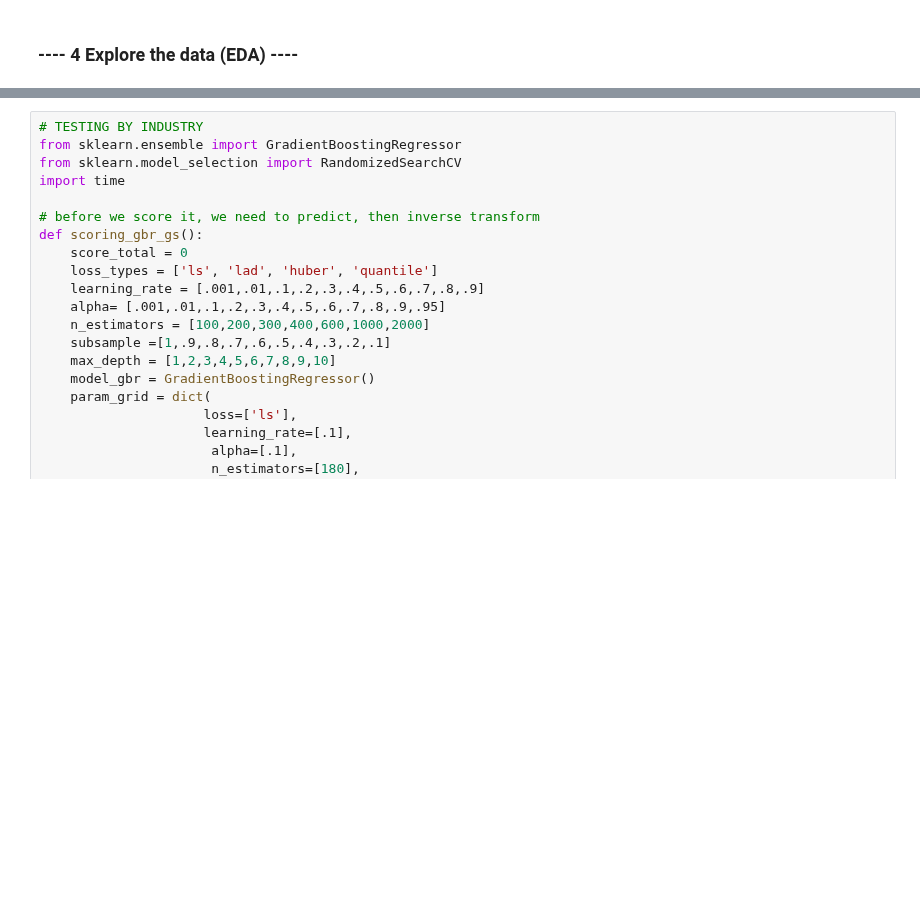
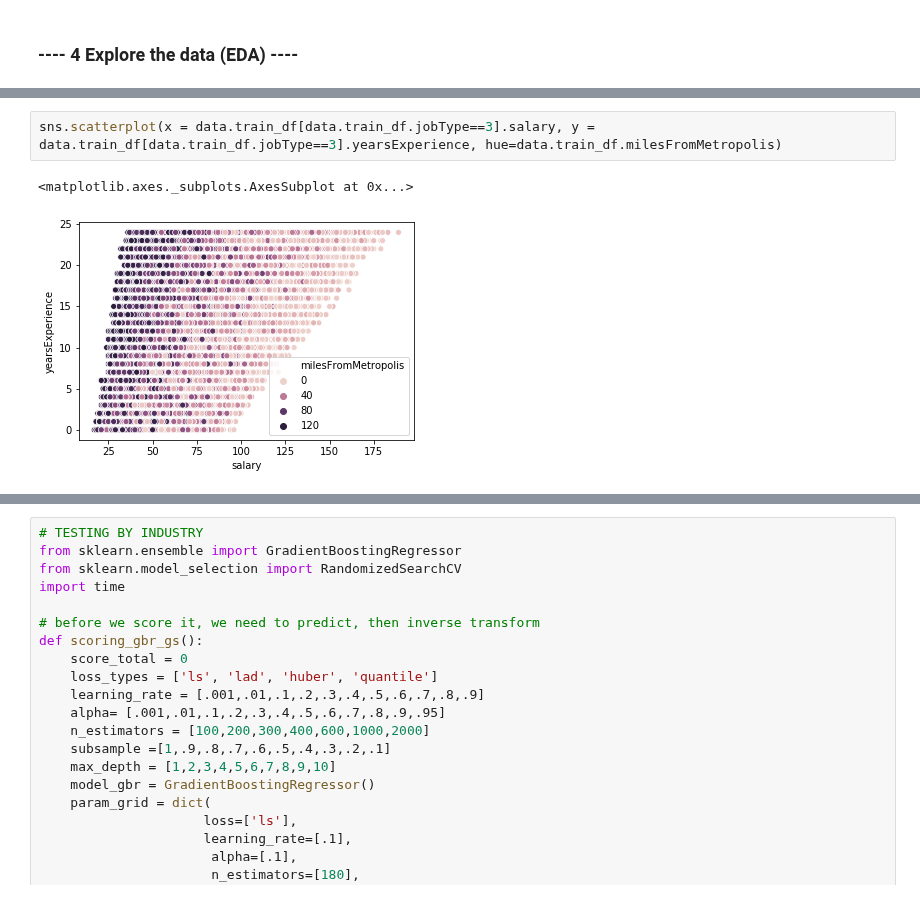
Before and after one commit to kirahman2/salarypredictionportfolio, a Jupyter notebook: Salary Prediction Notebook.ipynb, the cells around one changed output, grey strips where cells are left out. Saved outputs shown, nothing was run; the diff lists cells and outputs as text; blank space fills up the shorter version.

```diff
--- a/Salary Prediction Notebook.ipynb
+++ b/Salary Prediction Notebook.ipynb
@@ -105,0 +151,5 @@ print('\n', model, 'Hey', temp_num)
+# %%
+sns.scatterplot(x = data.train_df[data.train_df.jobType==3].salary, y = data.train_df[data.train_df.jobType==3].yearsExperience, hue=data.train_df.milesFromMetropolis)
+# %% [output]
+<matplotlib.axes._subplots.AxesSubplot at 0x...>
+[figure, added]
```
Also changed, not shown: parts of 21 cells of this notebook.
